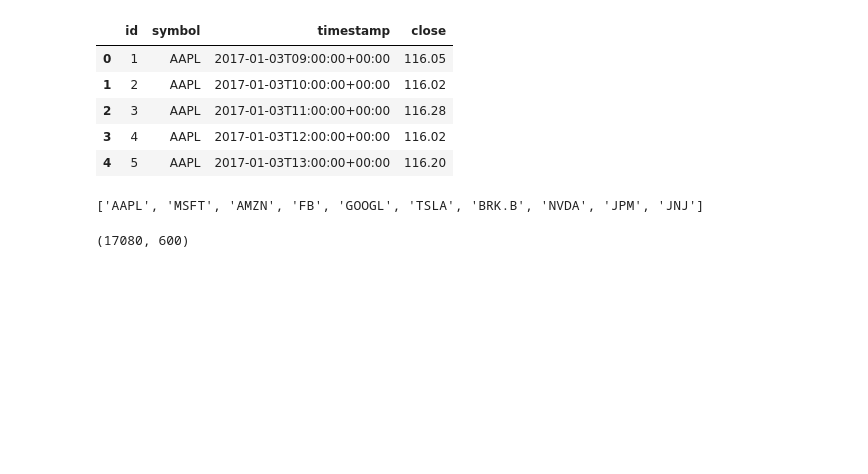
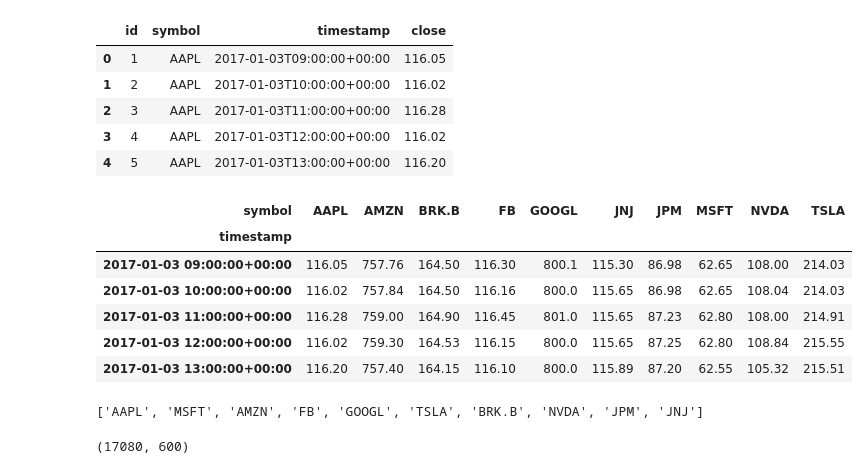
Before and after one commit to BaldHeads/alpha_gen, a Jupyter notebook: scratch/ten_stocks.ipynb, the cells around one changed output. Saved outputs shown, nothing was run; the diff lists cells and outputs as text; code cells hidden in the pictures; blank space fills up the shorter version.

```diff
--- a/scratch/ten_stocks.ipynb
+++ b/scratch/ten_stocks.ipynb
@@ -9,9 +9,9 @@ import sqlite3
 # %%
 sql_file = "sp10_historical.db"
 conn = libs.db.create_connection(sql_file)
-df = libs.db.df_from_db(conn)
+hist_df = libs.db.df_from_db(conn)
 libs.db.close_connection(conn)
-df.head()
+hist_df.head()
 # %% [output]
 |  | id | symbol | timestamp | close |
 | 0 | 1 | AAPL | 2017-01-03T09:00:00+00:00 | 116.05 |
@@ -20,7 +20,16 @@ df.head()
 | 3 | 4 | AAPL | 2017-01-03T12:00:00+00:00 | 116.02 |
 | 4 | 5 | AAPL | 2017-01-03T13:00:00+00:00 | 116.20 |
 # %%
-norm_df = libs.prep_df.normalize_df(df)
+hist_df = libs.prep_df.normalize_df(hist_df)
+hist_df.head()
+# %% [output]
+| symbol | AAPL | AMZN | BRK.B | FB | GOOGL | JNJ | JPM | MSFT | NVDA | TSLA |
+| timestamp |  |  |  |  |  |  |  |  |  |  |
+| 2017-01-03 09:00:00+00:00 | 116.05 | 757.76 | 164.50 | 116.30 | 800.1 | 115.30 | 86.98 | 62.65 | 108.00 | 214.03 |
+| 2017-01-03 10:00:00+00:00 | 116.02 | 757.84 | 164.50 | 116.16 | 800.0 | 115.65 | 86.98 | 62.65 | 108.04 | 214.03 |
+| 2017-01-03 11:00:00+00:00 | 116.28 | 759.00 | 164.90 | 116.45 | 801.0 | 115.65 | 87.23 | 62.80 | 108.00 | 214.91 |
+| 2017-01-03 12:00:00+00:00 | 116.02 | 759.30 | 164.53 | 116.15 | 800.0 | 115.65 | 87.25 | 62.80 | 108.84 | 215.55 |
+| 2017-01-03 13:00:00+00:00 | 116.20 | 757.40 | 164.15 | 116.10 | 800.0 | 115.89 | 87.20 | 62.55 | 105.32 | 215.51 |
 # %%
 tickers = libs.db.get_tickers("sp10.csv")
 print(tickers)
```
Also changed, not shown: parts of 13 cells of this notebook, 4 other files.
